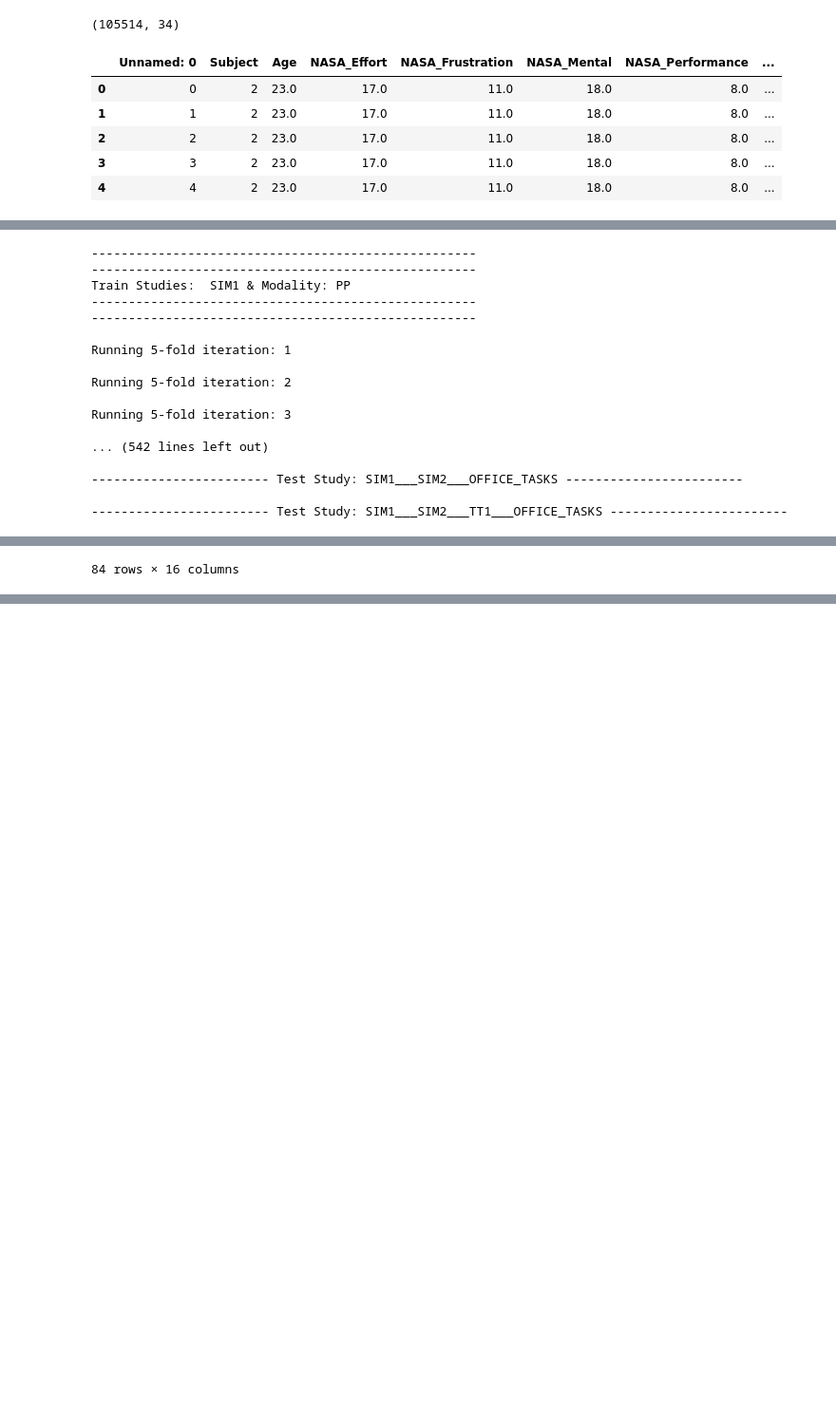
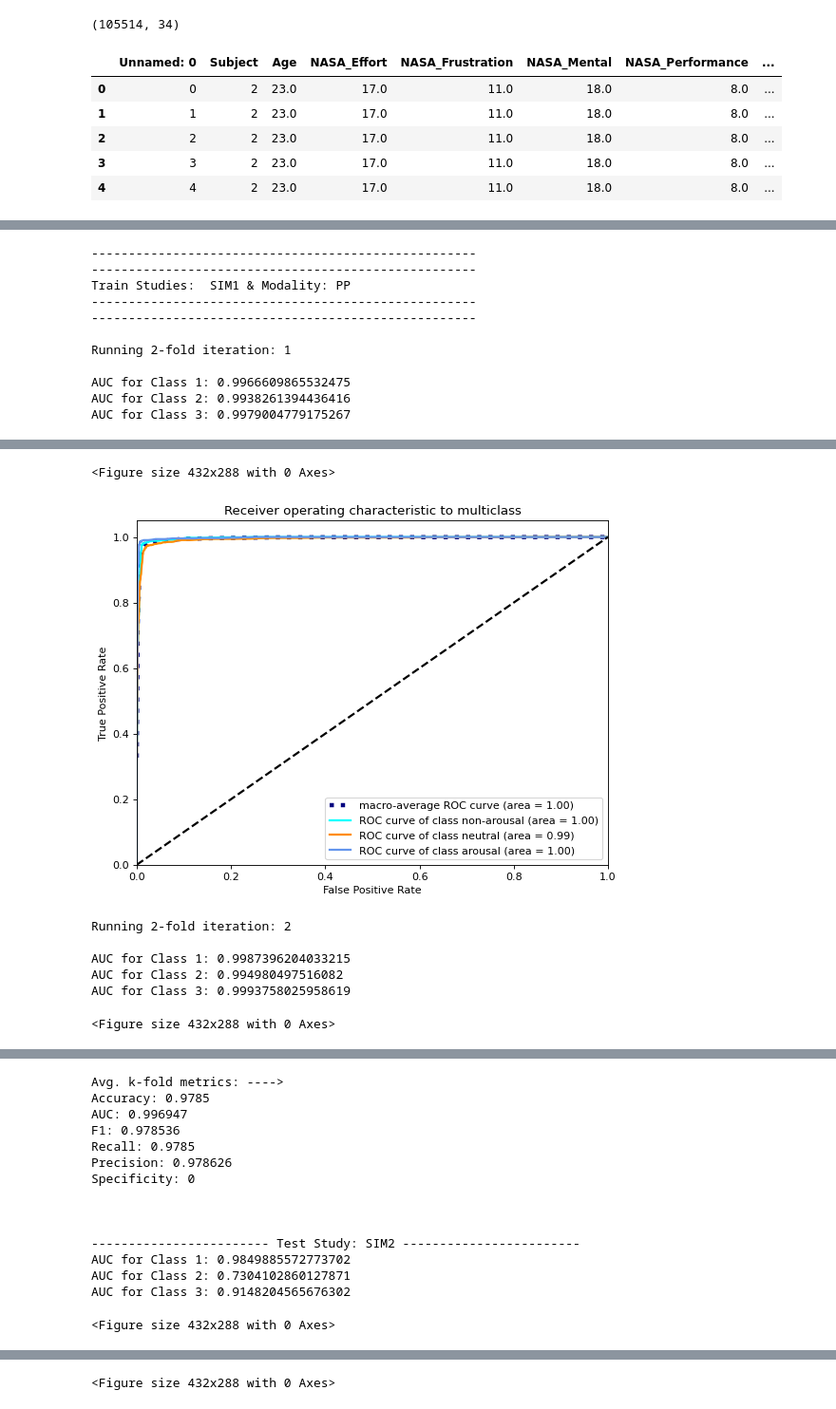
Before and after one commit to ftth05/ML-Generalized-Hyperarousal-Prediction, a Jupyter notebook: code/all_studies/5_classification.ipynb, the cells around one changed output, grey strips where cells are left out. Shown at 95% size. Cells and saved outputs as stored; diff of their text form; code cells hidden in the pictures; blank space fills up the shorter version.

```diff
--- a/code/all_studies/5_classification.ipynb
+++ b/code/all_studies/5_classification.ipynb
@@ -136,6 +134,3 @@ all_studies_df.head()
 | 2 | 2 | 2 | 23.0 | 17.0 | 11.0 | 18.0 | 8.0 | ... |
 | 3 | 3 | 2 | 23.0 | 17.0 | 11.0 | 18.0 | 8.0 | ... |
 | 4 | 4 | 2 | 23.0 | 17.0 | 11.0 | 18.0 | 8.0 | ... |
-# %%
-for arousal_signal in arousal_signals:
-    print_percentage(all_studies_df, arousal_signal+'_Arousal_Mode')
@@ -159,0 +137,7 @@ non-arousal                      22.63
+# %%
+for arousal_signal in arousal_signals:
+    arousal_col = arousal_signal+'_Arousal_Mode'
+    print_percentage(all_studies_df, arousal_col)
+    all_studies_df[arousal_col] = all_studies_df[arousal_col].replace(
+        ['non-arousal', 'neutral', 'arousal'],
+        [-1, 0, 1])
@@ -188,8 +178,8 @@ for study_combination in study_combinations_to_run:
 
             # Ref: https://stackoverflow.com/questions/3975376/understanding-dict-copy-shallow-or-deep
             model_metrics[arousal_signal] = {
-                'K_Fold': copy.deepcopy(all_metrics),
-                'Train': copy.deepcopy(all_metrics),
+                'K_Fold': copy.deepcopy(all_metrics_roc),
+                'Train': copy.deepcopy(all_metrics_roc),
                 'Test': {}
             }
 
@@ -208,7 +198,7 @@ for study_combination in study_combinations_to_run:
                         # print('\n------------------------ Test Study' + str(i+1) + ': ' + test_study.upper() + ' ------------------------')
                         print('\n------------------------ Test Study: ' + test_study_str.upper() + ' ------------------------')
 
-                        model_metrics[arousal_signal]['Test'][test_study_str.upper()] = copy.deepcopy(all_metrics)
+                        model_metrics[arousal_signal]['Test'][test_study_str.upper()] = copy.deepcopy(all_metrics_roc)
                         # test_df = all_studies_df.copy()[all_studies_df.Study_Name.isin(test_study_subset)]
                         test_df = all_studies_df.copy()[all_studies_df.Study_Name == test_study_str]
 
@@ -244,14 +234,8 @@ Train Studies:  SIM1 & Modality: PP
 ----------------------------------------------------
 ----------------------------------------------------
 
-Running 5-fold iteration: 1
+Running 2-fold iteration: 1
 
-Running 5-fold iteration: 2
-
-Running 5-fold iteration: 3
-
-... (542 lines left out)
-
------------------------- Test Study: SIM1___SIM2___OFFICE_TASKS ------------------------
-
------------------------- Test Study: SIM1___SIM2___TT1___OFFICE_TASKS ------------------------
+AUC for Class 1: 0.9966609865532475
+AUC for Class 2: 0.9938261394436416
+AUC for Class 3: 0.9979004779175267
@@ -270 +242,8 @@ Running 5-fold iteration: 3
-84 rows × 16 columns
+<Figure size 432x288 with 0 Axes>
+[figure, added]
+Running 2-fold iteration: 2
+
+AUC for Class 1: 0.9987396204033215
+AUC for Class 2: 0.994980497516082
+AUC for Class 3: 0.9993758025958619
+<Figure size 432x288 with 0 Axes>
@@ -270,0 +251,15 @@ Running 5-fold iteration: 3
+Avg. k-fold metrics: ---->
+Accuracy: 0.9785
+AUC: 0.996947
+F1: 0.978536
+Recall: 0.9785
+Precision: 0.978626
+Specificity: 0
+
+
+
+------------------------ Test Study: SIM2 ------------------------
+AUC for Class 1: 0.9849885572773702
+AUC for Class 2: 0.7304102860127871
+AUC for Class 3: 0.9148204565676302
+<Figure size 432x288 with 0 Axes>
@@ -270,0 +271 @@ Running 5-fold iteration: 3
+<Figure size 432x288 with 0 Axes>
```
Also changed, not shown: parts of 10 cells of this notebook, 4 other files.
